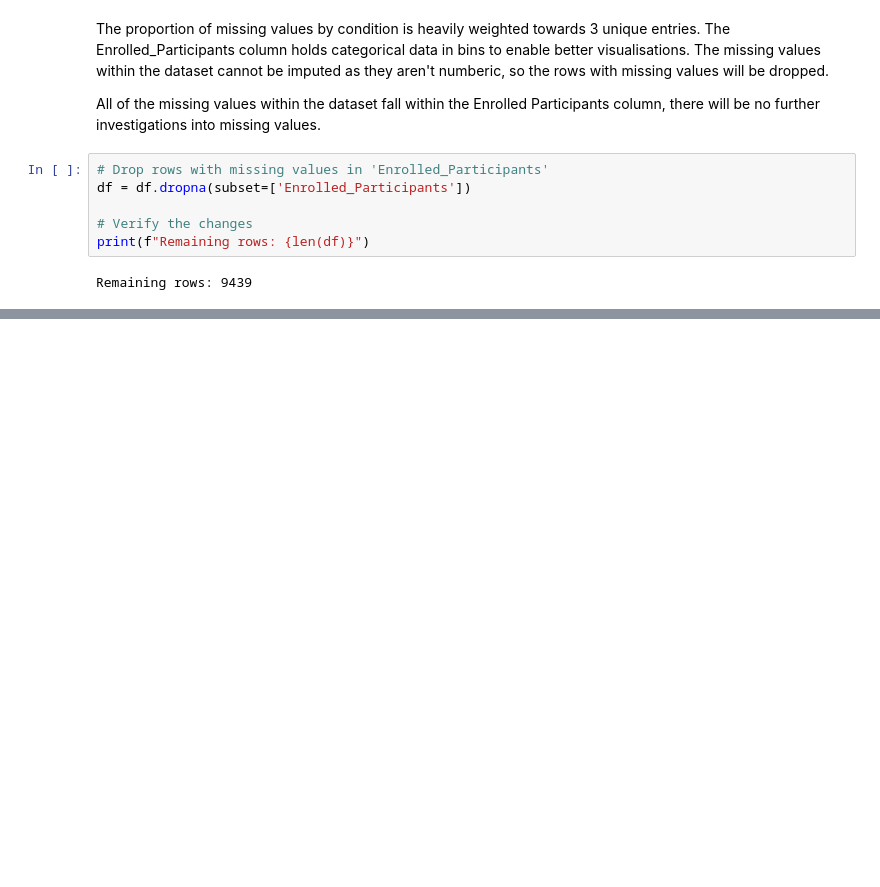
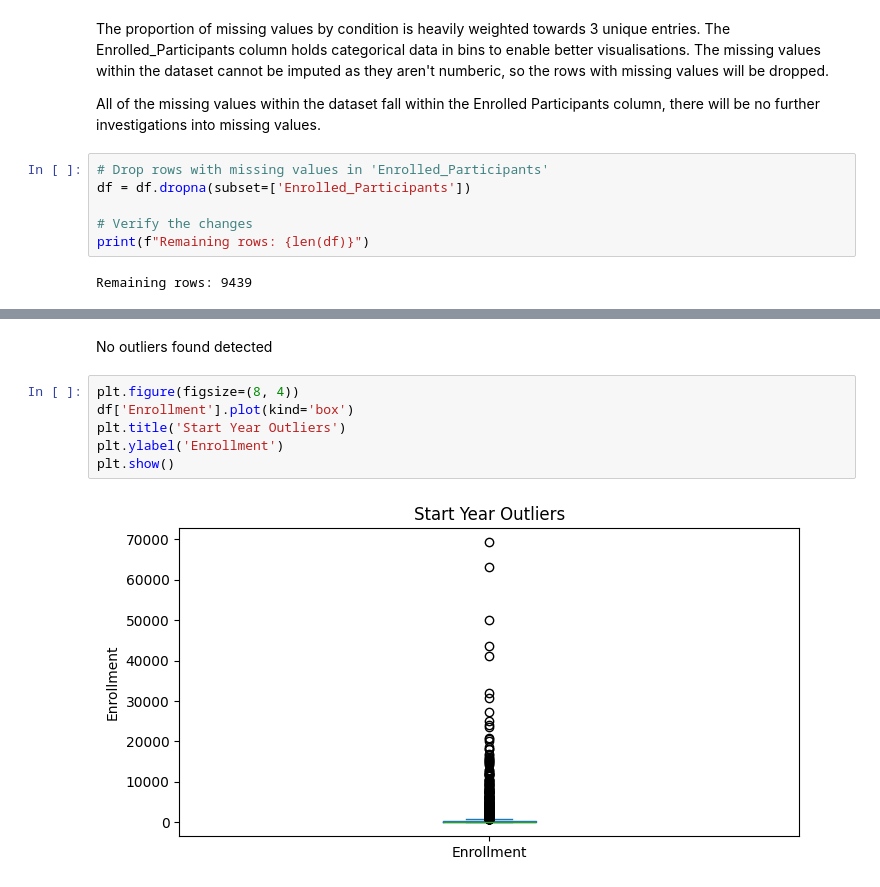
Before and after one commit to ksharpe-byte/clinical-trial-trends, a Jupyter notebook: jupyter_notebooks/eda.ipynb, the cells around one changed output, grey strips where cells are left out. Saved outputs shown, nothing was run; the diff lists cells and outputs as text; blank space fills up the shorter version.

```diff
--- a/jupyter_notebooks/eda.ipynb
+++ b/jupyter_notebooks/eda.ipynb
@@ -266,0 +285,10 @@ Remaining rows: 9439
+# %% [markdown]
+No outliers found detected
+# %%
+plt.figure(figsize=(8, 4))
+df['Enrollment'].plot(kind='box')
+plt.title('Start Year Outliers')
+plt.ylabel('Enrollment')
+plt.show()
+# %% [output]
+[figure, added]
```
Also changed, not shown: parts of 3 cells of this notebook.
